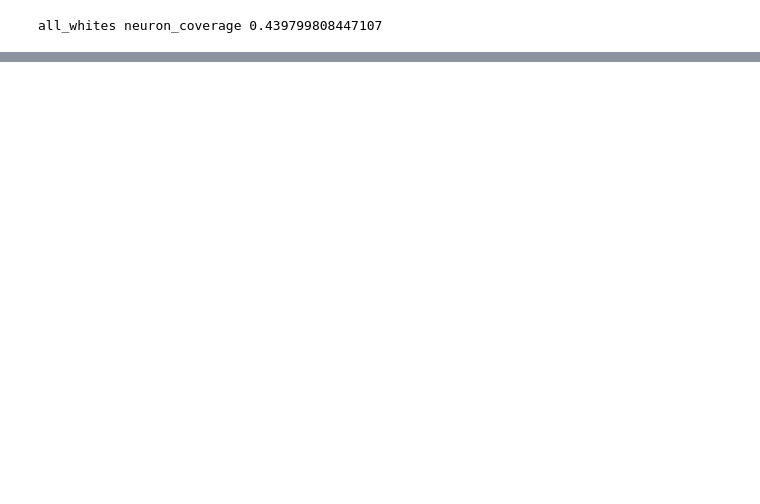
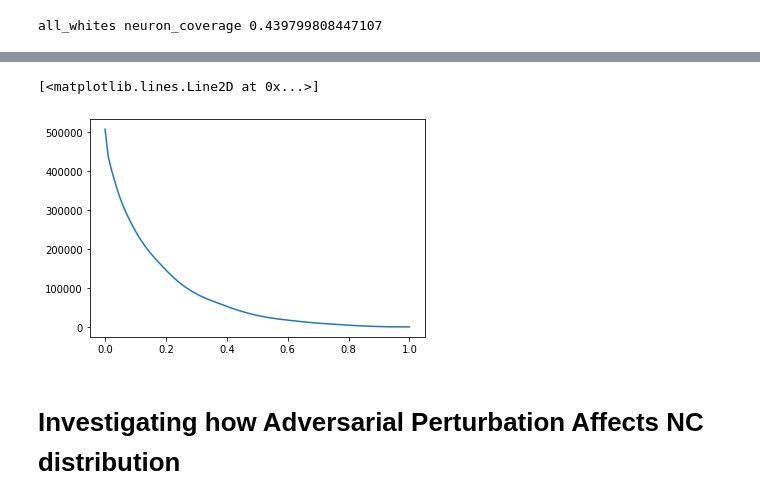
Before and after one commit to fabriceyhc/nc_diversity_attacks, a Jupyter notebook: CW - nc - cifar10.ipynb, the cells around one changed output, grey strips where cells are left out. Saved outputs shown, nothing was run; the diff lists cells and outputs as text; code cells hidden in the pictures; blank space fills up the shorter version.

```diff
--- a/CW - nc - cifar10.ipynb
+++ b/CW - nc - cifar10.ipynb
@@ -279,0 +290,4 @@ all_whites neuron_coverage 0.439799808447107
+# %%
+# load the results from file
+with open('assets/results_cifar10_2019.08.15.pkl', 'rb') as handle:
+    results = pickle.load(handle)
@@ -279,0 +555,23 @@ all_whites neuron_coverage 0.439799808447107
+# %%
+inputs, targets = next(iter(test_loader))
+
+inputs = inputs.to(device)
+targets = targets.to(device)
+# %%
+nc_per_threshold = {}
+
+thresholds = np.linspace(0, 1, 101)
+
+for t in thresholds:
+
+    print('threshold', t)
+
+    covered_neurons, total_neurons, neuron_coverage = eval_nc(model, inputs, t)
+
+    print(covered_neurons, total_neurons, neuron_coverage)
+
+    nc_per_threshold[t] = {
+        'covered_neurons':covered_neurons,
+        'total_neurons':total_neurons,
+        'neuron_coverage':neuron_coverage
+    }
@@ -279,0 +597,5 @@ all_whites neuron_coverage 0.439799808447107
+# %%
+df = pd.DataFrame.from_dict(nc_per_threshold).T
+df.reset_index(level=0, inplace=True)
+df.rename(columns={"index": "threshold"}, inplace=True)
+df
@@ -279,0 +628,7 @@ all_whites neuron_coverage 0.439799808447107
+# %%
+X = df['threshold'].values.reshape(-1, 1)
+y = df['covered_neurons'].values.reshape(-1, 1)
+plt.plot(X, y)
+# %% [output]
+[<matplotlib.lines.Line2D at 0x...>]
+[figure, added]
@@ -279,0 +638,2 @@ all_whites neuron_coverage 0.439799808447107
+# %% [markdown]
+# Investigating how Adversarial Perturbation Affects NC distribution
```
Also changed, not shown: parts of 43 cells of this notebook, 10 other files.
